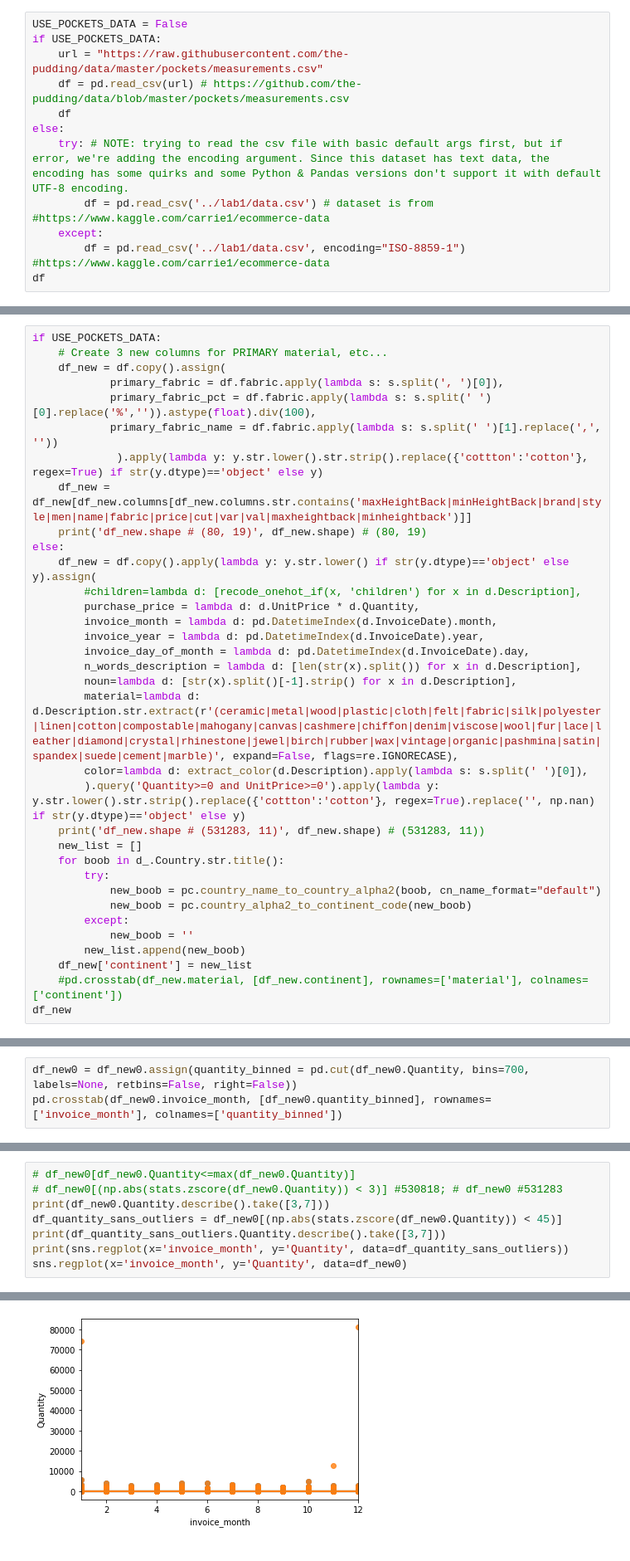
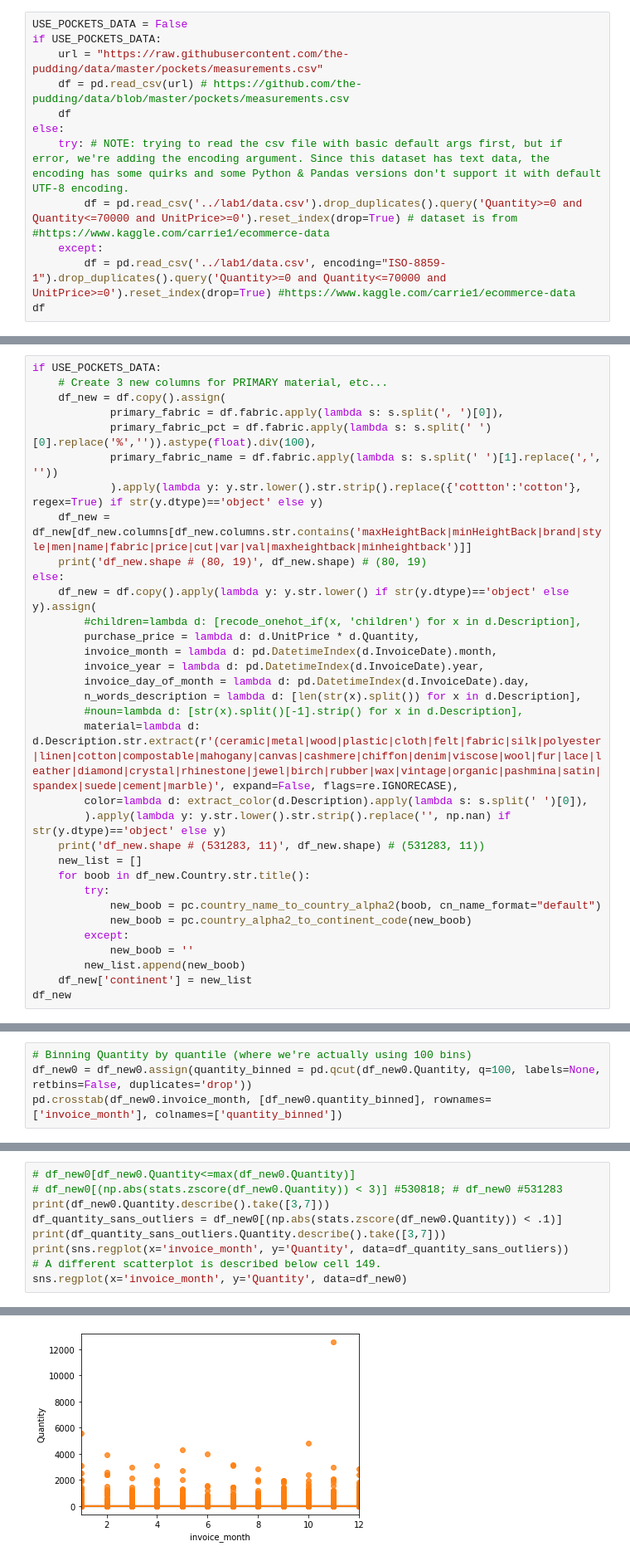
Before and after one commit to srhoads/learn, a Jupyter notebook: courses/data_analysis_python/lab2/lab2.ipynb, the cells around one changed output, grey strips where cells are left out. Shown at 83% size. Cells and saved outputs as stored; diff of their text form.

```diff
--- a/courses/data_analysis_python/lab2/lab2.ipynb
+++ b/courses/data_analysis_python/lab2/lab2.ipynb
@@ -76,9 +76,9 @@ if USE_POCKETS_DATA:
     df
 else:
     try: # NOTE: trying to read the csv file with basic default args first, but if error, we're adding the encoding argument. Since this dataset has text data, the encoding has some quirks and some Python & Pandas versions don't support it with default UTF-8 encoding.
-        df = pd.read_csv('../lab1/data.csv') # dataset is from #https://www.kaggle.com/carrie1/ecommerce-data
+        df = pd.read_csv('../lab1/data.csv').drop_duplicates().query('Quantity>=0 and Quantity<=70000 and UnitPrice>=0').reset_index(drop=True) # dataset is from #https://www.kaggle.com/carrie1/ecommerce-data
     except:
-        df = pd.read_csv('../lab1/data.csv', encoding="ISO-8859-1") #https://www.kaggle.com/carrie1/ecommerce-data
+        df = pd.read_csv('../lab1/data.csv', encoding="ISO-8859-1").drop_duplicates().query('Quantity>=0 and Quantity<=70000 and UnitPrice>=0').reset_index(drop=True) #https://www.kaggle.com/carrie1/ecommerce-data
 df
 # %% [output]
 |  | InvoiceNo | StockCode | Description | Quantity | InvoiceDate | UnitPrice | CustomerID | Country |
@@ -120,7 +120,7 @@ if USE_POCKETS_DATA:
             primary_fabric = df.fabric.apply(lambda s: s.split(', ')[0]),
             primary_fabric_pct = df.fabric.apply(lambda s: s.split(' ')[0].replace('%','')).astype(float).div(100),
             primary_fabric_name = df.fabric.apply(lambda s: s.split(' ')[1].replace(',', ''))
-             ).apply(lambda y: y.str.lower().str.strip().replace({'cottton':'cotton'}, regex=True) if str(y.dtype)=='object' else y)
+            ).apply(lambda y: y.str.lower().str.strip().replace({'cottton':'cotton'}, regex=True) if str(y.dtype)=='object' else y)
     df_new = df_new[df_new.columns[df_new.columns.str.contains('maxHeightBack|minHeightBack|brand|style|men|name|fabric|price|cut|var|val|maxheightback|minheightback')]]
     print('df_new.shape # (80, 19)', df_new.shape) # (80, 19)
 else:
@@ -131,13 +131,13 @@ else:
         invoice_year = lambda d: pd.DatetimeIndex(d.InvoiceDate).year,
         invoice_day_of_month = lambda d: pd.DatetimeIndex(d.InvoiceDate).day,
         n_words_description = lambda d: [len(str(x).split()) for x in d.Description],
-        noun=lambda d: [str(x).split()[-1].strip() for x in d.Description],
+        #noun=lambda d: [str(x).split()[-1].strip() for x in d.Description],
         material=lambda d: d.Description.str.extract(r'(ceramic|metal|wood|plastic|cloth|felt|fabric|silk|polyester|linen|cotton|compostable|mahogany|canvas|cashmere|chiffon|denim|viscose|wool|fur|lace|leather|diamond|crystal|rhinestone|jewel|birch|rubber|wax|vintage|organic|pashmina|satin|spandex|suede|cement|marble)', expand=False, flags=re.IGNORECASE),
         color=lambda d: extract_color(d.Description).apply(lambda s: s.split(' ')[0]),
-        ).query('Quantity>=0 and UnitPrice>=0').apply(lambda y: y.str.lower().str.strip().replace({'cottton':'cotton'}, regex=True).replace('', np.nan) if str(y.dtype)=='object' else y)
+        ).apply(lambda y: y.str.lower().str.strip().replace('', np.nan) if str(y.dtype)=='object' else y)
     print('df_new.shape # (531283, 11)', df_new.shape) # (531283, 11))
     new_list = []
-    for boob in d_.Country.str.title():
+    for boob in df_new.Country.str.title():
         try:
             new_boob = pc.country_name_to_country_alpha2(boob, cn_name_format="default")
             new_boob = pc.country_alpha2_to_continent_code(new_boob)
@@ -145,6 +145,5 @@ else:
             new_boob = ''
         new_list.append(new_boob)
     df_new['continent'] = new_list
-    #pd.crosstab(df_new.material, [df_new.continent], rownames=['material'], colnames=['continent'])
 df_new
 # %% [output]
@@ -244,4 +227,5 @@ pd.crosstab(df_new0.invoice_month, [df_new0.Quantity], rownames=['invoice_month'
 # %%
-df_new0 = df_new0.assign(quantity_binned = pd.cut(df_new0.Quantity, bins=700, labels=None, retbins=False, right=False))
+# Binning Quantity by quantile (where we're actually using 100 bins)
+df_new0 = df_new0.assign(quantity_binned = pd.qcut(df_new0.Quantity, q=100, labels=None, retbins=False, duplicates='drop'))
 pd.crosstab(df_new0.invoice_month, [df_new0.quantity_binned], rownames=['invoice_month'], colnames=['quantity_binned'])
 # %% [output]
@@ -426,9 +400,10 @@ Notes:
 # df_new0[df_new0.Quantity<=max(df_new0.Quantity)]
 # df_new0[(np.abs(stats.zscore(df_new0.Quantity)) < 3)] #530818; # df_new0 #531283
 print(df_new0.Quantity.describe().take([3,7]))
-df_quantity_sans_outliers = df_new0[(np.abs(stats.zscore(df_new0.Quantity)) < 45)]
+df_quantity_sans_outliers = df_new0[(np.abs(stats.zscore(df_new0.Quantity)) < .1)]
 print(df_quantity_sans_outliers.Quantity.describe().take([3,7]))
 print(sns.regplot(x='invoice_month', y='Quantity', data=df_quantity_sans_outliers))
+# A different scatterplot is described below cell 149.
 sns.regplot(x='invoice_month', y='Quantity', data=df_new0)
 # %% [output]
 min        1.0
@@ -439,4 +414,4 @@ max    5568.0
 Name: Quantity, dtype: float64
 AxesSubplot(0.125,0.125;0.775x0.755)
 <AxesSubplot:xlabel='invoice_month', ylabel='Quantity'>
-[figure, old version]
+[figure, new version]
```
Also changed, not shown: parts of 36 cells of this notebook, 2 other files.
